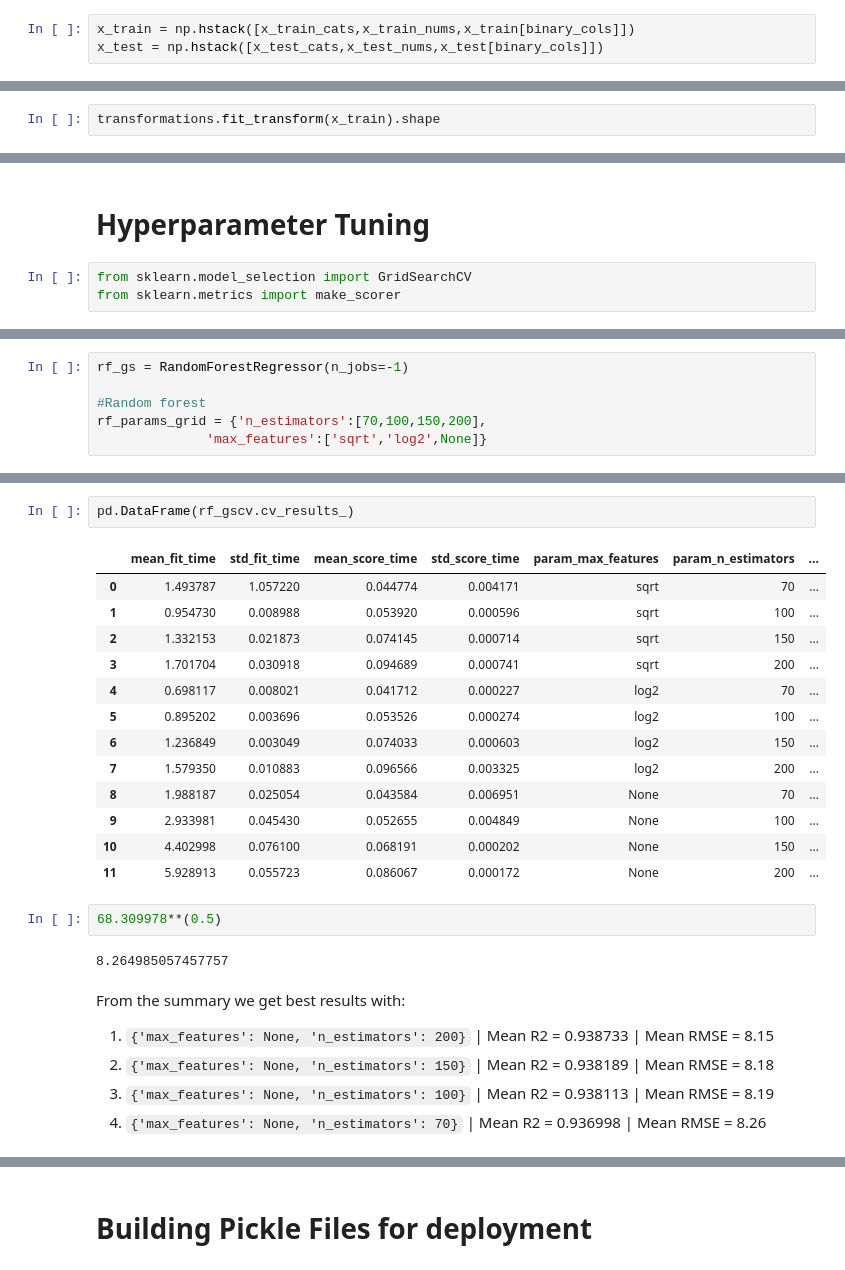
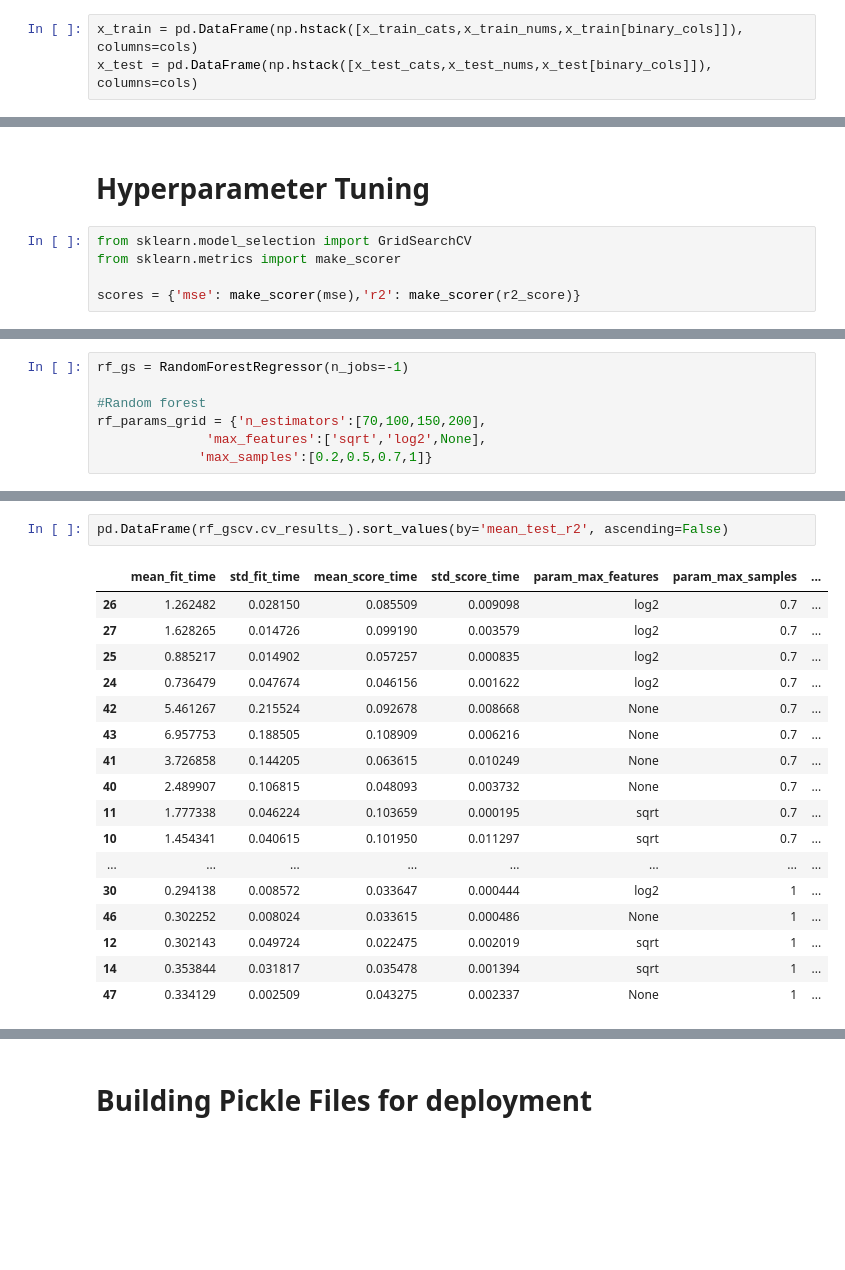
Before and after one commit to KaushalKrishna/Intl-T20-Prediction-data-upto-2023-, a Jupyter notebook: T20 - End2End.ipynb, the cells around one changed output, grey strips where cells are left out. Saved outputs shown, nothing was run; the diff lists cells and outputs as text; blank space fills up the shorter version.

```diff
--- a/T20 - End2End.ipynb
+++ b/T20 - End2End.ipynb
@@ -714,8 +726,8 @@ scale = StandardScaler()
 x_train_nums = scale.fit_transform(x_train[num_cols])
 x_test_nums = scale.transform(x_test[num_cols])
 # %%
-x_train = np.hstack([x_train_cats,x_train_nums,x_train[binary_cols]])
-x_test = np.hstack([x_test_cats,x_test_nums,x_test[binary_cols]])
+x_train = pd.DataFrame(np.hstack([x_train_cats,x_train_nums,x_train[binary_cols]]), columns=cols)
+x_test = pd.DataFrame(np.hstack([x_test_cats,x_test_nums,x_test[binary_cols]]), columns=cols)
 # %%
 x_train.shape
 # %% [output]
@@ -723,2 +734,0 @@ x_train.shape
-# %%
-transformations.fit_transform(x_train).shape
@@ -846,3 +894,5 @@ Test:
 # %%
 from sklearn.model_selection import GridSearchCV
 from sklearn.metrics import make_scorer
+
+scores = {'mse': make_scorer(mse),'r2': make_scorer(r2_score)}
@@ -851,7 +903,8 @@ rf_gs = RandomForestRegressor(n_jobs=-1)
 
 #Random forest
 rf_params_grid = {'n_estimators':[70,100,150,200],
-              'max_features':['sqrt','log2',None]}
+              'max_features':['sqrt','log2',None],
+             'max_samples':[0.2,0.5,0.7,1]}
 # %%
 rf_gscv = GridSearchCV(rf_gs, rf_params_grid, cv=3, scoring=scores, refit='r2')
 rf_gscv.fit(x_train, y_train)
@@ -863,28 +917,22 @@ GridSearchCV(cv=3, estimator=RandomForestRegressor(n_jobs=-1),
              scoring={'mse': make_scorer(mean_squared_error),
                       'r2': make_scorer(r2_score)})
 # %%
-pd.DataFrame(rf_gscv.cv_results_)
+pd.DataFrame(rf_gscv.cv_results_).sort_values(by='mean_test_r2', ascending=False)
 # %% [output]
-|  | mean_fit_time | std_fit_time | mean_score_time | std_score_time | param_max_features | param_n_estimators | ... |
-| 0 | 1.493787 | 1.057220 | 0.044774 | 0.004171 | sqrt | 70 | ... |
-| 1 | 0.954730 | 0.008988 | 0.053920 | 0.000596 | sqrt | 100 | ... |
-| 2 | 1.332153 | 0.021873 | 0.074145 | 0.000714 | sqrt | 150 | ... |
-| 3 | 1.701704 | 0.030918 | 0.094689 | 0.000741 | sqrt | 200 | ... |
-| 4 | 0.698117 | 0.008021 | 0.041712 | 0.000227 | log2 | 70 | ... |
-| 5 | 0.895202 | 0.003696 | 0.053526 | 0.000274 | log2 | 100 | ... |
-| 6 | 1.236849 | 0.003049 | 0.074033 | 0.000603 | log2 | 150 | ... |
-| 7 | 1.579350 | 0.010883 | 0.096566 | 0.003325 | log2 | 200 | ... |
-| 8 | 1.988187 | 0.025054 | 0.043584 | 0.006951 | None | 70 | ... |
-| 9 | 2.933981 | 0.045430 | 0.052655 | 0.004849 | None | 100 | ... |
-| 10 | 4.402998 | 0.076100 | 0.068191 | 0.000202 | None | 150 | ... |
-| 11 | 5.928913 | 0.055723 | 0.086067 | 0.000172 | None | 200 | ... |
+|  | mean_fit_time | std_fit_time | mean_score_time | std_score_time | param_max_features | param_max_samples | ... |
+| 26 | 1.262482 | 0.028150 | 0.085509 | 0.009098 | log2 | 0.7 | ... |
+| 27 | 1.628265 | 0.014726 | 0.099190 | 0.003579 | log2 | 0.7 | ... |
+| 25 | 0.885217 | 0.014902 | 0.057257 | 0.000835 | log2 | 0.7 | ... |
+| 24 | 0.736479 | 0.047674 | 0.046156 | 0.001622 | log2 | 0.7 | ... |
+| 42 | 5.461267 | 0.215524 | 0.092678 | 0.008668 | None | 0.7 | ... |
+| 43 | 6.957753 | 0.188505 | 0.108909 | 0.006216 | None | 0.7 | ... |
+| 41 | 3.726858 | 0.144205 | 0.063615 | 0.010249 | None | 0.7 | ... |
+| 40 | 2.489907 | 0.106815 | 0.048093 | 0.003732 | None | 0.7 | ... |
+| 11 | 1.777338 | 0.046224 | 0.103659 | 0.000195 | sqrt | 0.7 | ... |
+| 10 | 1.454341 | 0.040615 | 0.101950 | 0.011297 | sqrt | 0.7 | ... |
+| ... | ... | ... | ... | ... | ... | ... | ... |
+| 30 | 0.294138 | 0.008572 | 0.033647 | 0.000444 | log2 | 1 | ... |
+| 46 | 0.302252 | 0.008024 | 0.033615 | 0.000486 | None | 1 | ... |
+| 12 | 0.302143 | 0.049724 | 0.022475 | 0.002019 | sqrt | 1 | ... |
+| 14 | 0.353844 | 0.031817 | 0.035478 | 0.001394 | sqrt | 1 | ... |
+| 47 | 0.334129 | 0.002509 | 0.043275 | 0.002337 | None | 1 | ... |
-# %%
-68.309978**(0.5)
-# %% [output]
-8.264985057457757
-# %% [markdown]
-From the summary we get best results with:
-1. `{'max_features': None, 'n_estimators': 200}` | Mean R2 = 0.938733 | Mean RMSE = 8.15
-2. `{'max_features': None, 'n_estimators': 150}` | Mean R2 = 0.938189 | Mean RMSE = 8.18
-3. `{'max_features': None, 'n_estimators': 100}` | Mean R2 = 0.938113 | Mean RMSE = 8.19
-4. `{'max_features': None, 'n_estimators': 70}`  | Mean R2 = 0.936998 | Mean RMSE = 8.26
```
Also changed, not shown: parts of 32 cells of this notebook, 1 other file.
